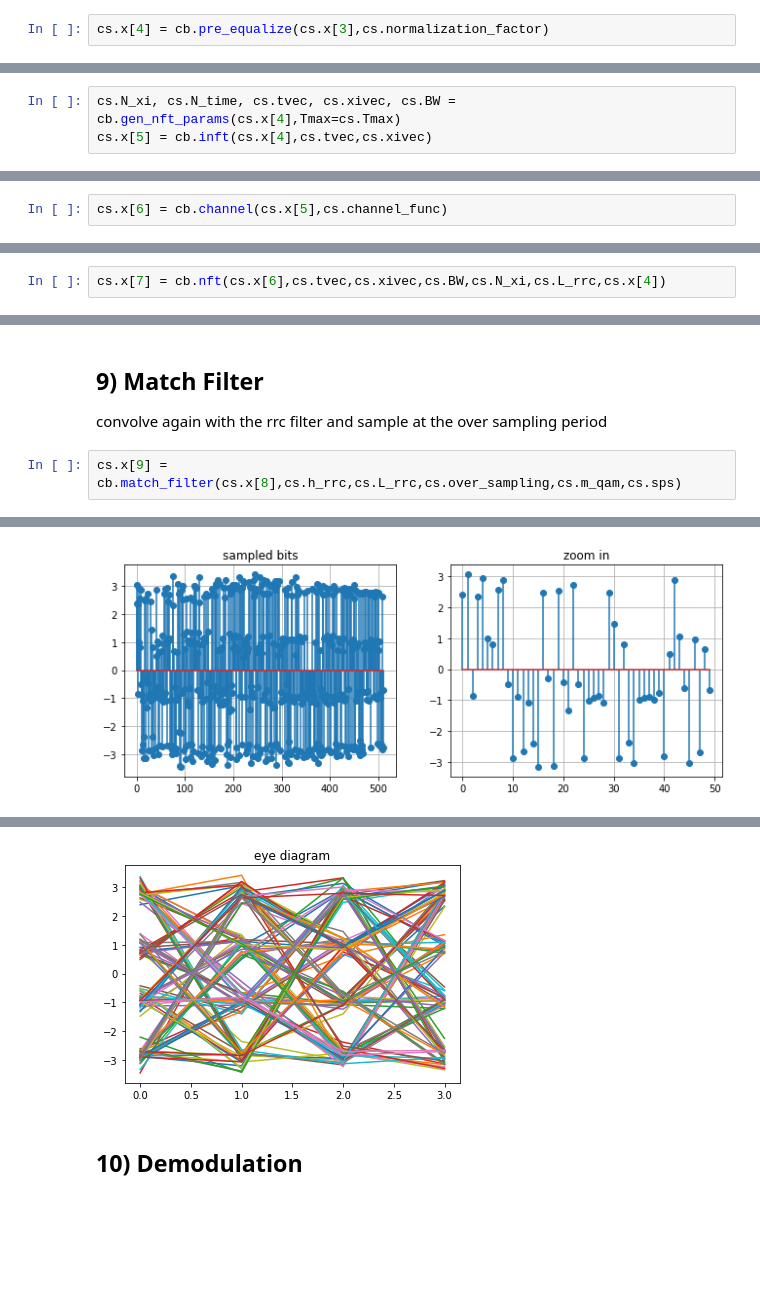
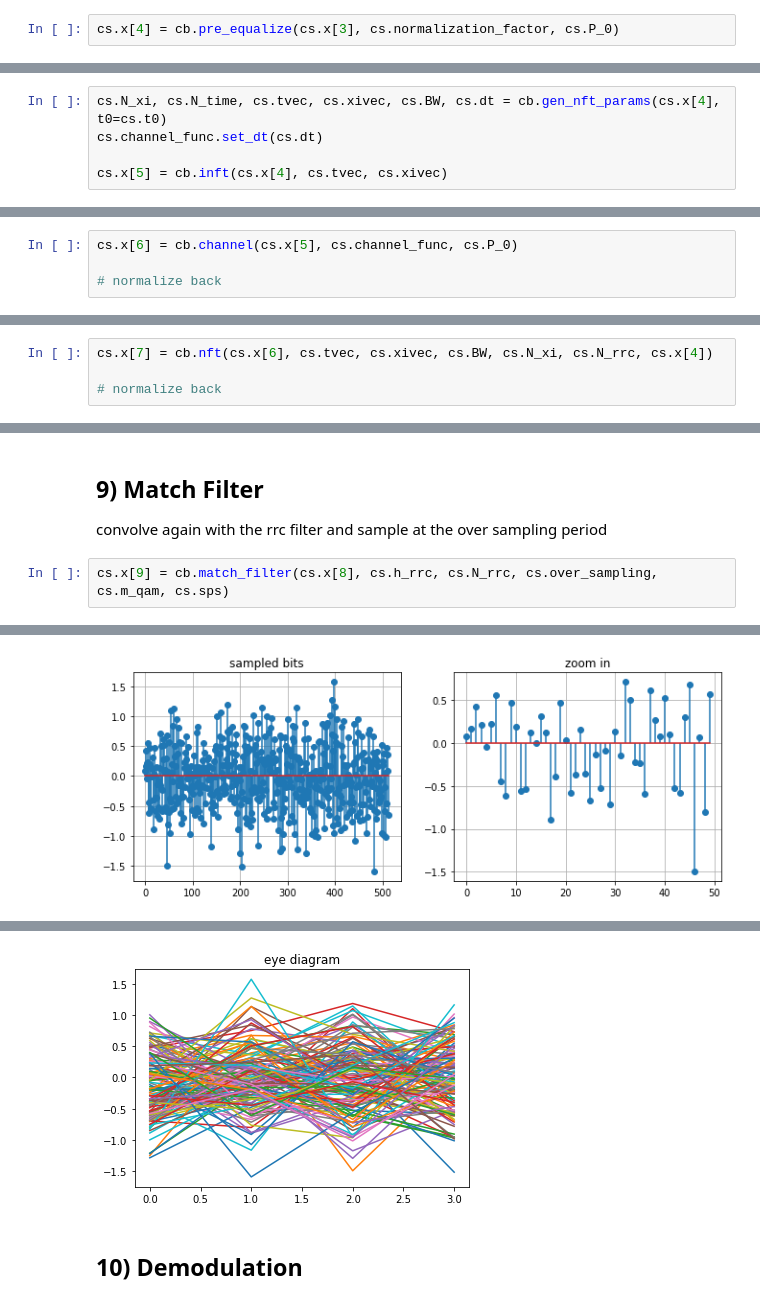
Before and after one commit to Yarden92/Thesis-code, a Jupyter notebook: apps/single_run_full_debug.ipynb, the cells around one changed output, grey strips where cells are left out. Drawn from its saved outputs; the diff is of its cells as text; blank space fills up the shorter version.

```diff
--- a/apps/single_run_full_debug.ipynb
+++ b/apps/single_run_full_debug.ipynb
@@ -137,5 +145,5 @@ if cs.verbose:
 ## 4) Pre-Equalizer
 *   normalize
 # %%
-cs.x[4] = cb.pre_equalize(cs.x[3],cs.normalization_factor)
+cs.x[4] = cb.pre_equalize(cs.x[3], cs.normalization_factor, cs.P_0)
 # %% [output]
@@ -144,6 +152,8 @@ signal len = 8192
 # %% [markdown]
 ## 5) INFT
 # %%
-cs.N_xi, cs.N_time, cs.tvec, cs.xivec, cs.BW = cb.gen_nft_params(cs.x[4],Tmax=cs.Tmax)
-cs.x[5] = cb.inft(cs.x[4],cs.tvec,cs.xivec)
+cs.N_xi, cs.N_time, cs.tvec, cs.xivec, cs.BW, cs.dt = cb.gen_nft_params(cs.x[4], t0=cs.t0)
+cs.channel_func.set_dt(cs.dt)
+
+cs.x[5] = cb.inft(cs.x[4], cs.tvec, cs.xivec)
 # %% [output]
@@ -156,5 +166,7 @@ length of INFT(x) = 8192
 ## 6) Channel
   (split step fourier)
 # %%
-cs.x[6] = cb.channel(cs.x[5],cs.channel_func)
+cs.x[6] = cb.channel(cs.x[5], cs.channel_func, cs.P_0)
+
+# normalize back
 # %% [output]
@@ -162,5 +174,7 @@ cs.x[6] = cb.channel(cs.x[5],cs.channel_func)
 # %% [markdown]
 ## 7) NFT
 # %%
-cs.x[7] = cb.nft(cs.x[6],cs.tvec,cs.xivec,cs.BW,cs.N_xi,cs.L_rrc,cs.x[4])
+cs.x[7] = cb.nft(cs.x[6], cs.tvec, cs.xivec, cs.BW, cs.N_xi, cs.N_rrc, cs.x[4])
+
+# normalize back
 # %% [output]
@@ -178,5 +192,5 @@ cs.x[8] = cb.equalizer(cs.x[7], cs.normalization_factor)
 ## 9) Match Filter
 convolve again with the rrc filter and sample at the over sampling period
 # %%
-cs.x[9] = cb.match_filter(cs.x[8],cs.h_rrc,cs.L_rrc,cs.over_sampling,cs.m_qam,cs.sps)
+cs.x[9] = cb.match_filter(cs.x[8], cs.h_rrc, cs.N_rrc, cs.over_sampling, cs.m_qam, cs.sps)
 # %% [output]
@@ -184 +198 @@ cs.x[9] = cb.match_filter(cs.x[8],cs.h_rrc,cs.L_rrc,cs.over_sampling,cs.m_qam,cs
-[figure, old version]
+[figure, new version]
@@ -186,4 +200,4 @@ cs.x[9] = cb.match_filter(cs.x[8],cs.h_rrc,cs.L_rrc,cs.over_sampling,cs.m_qam,cs
-[figure, old version]
+[figure, new version]
 # %% [markdown]
 ## 10) Demodulation
 # %%
```
Also changed, not shown: parts of 16 cells of this notebook, 10 other files.
